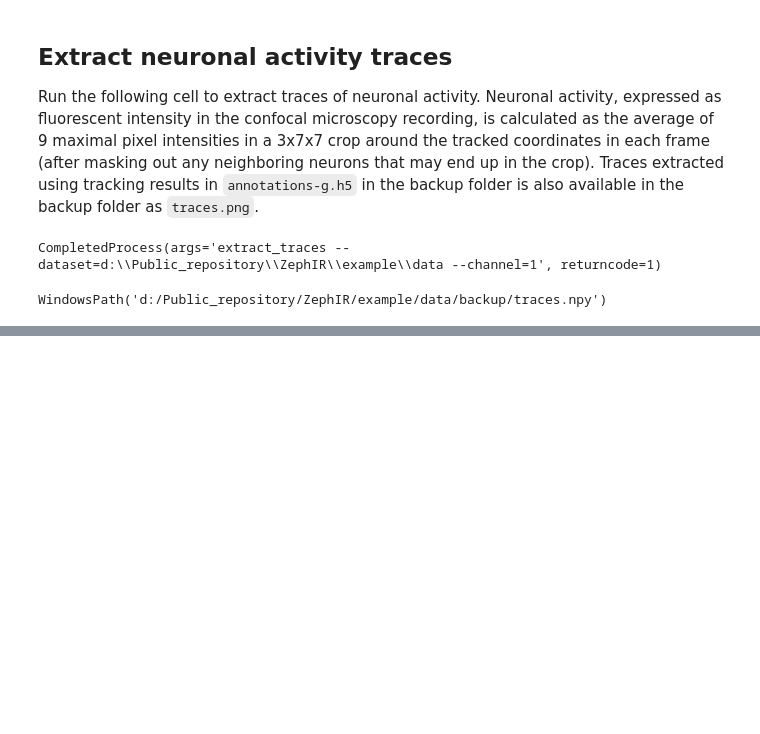
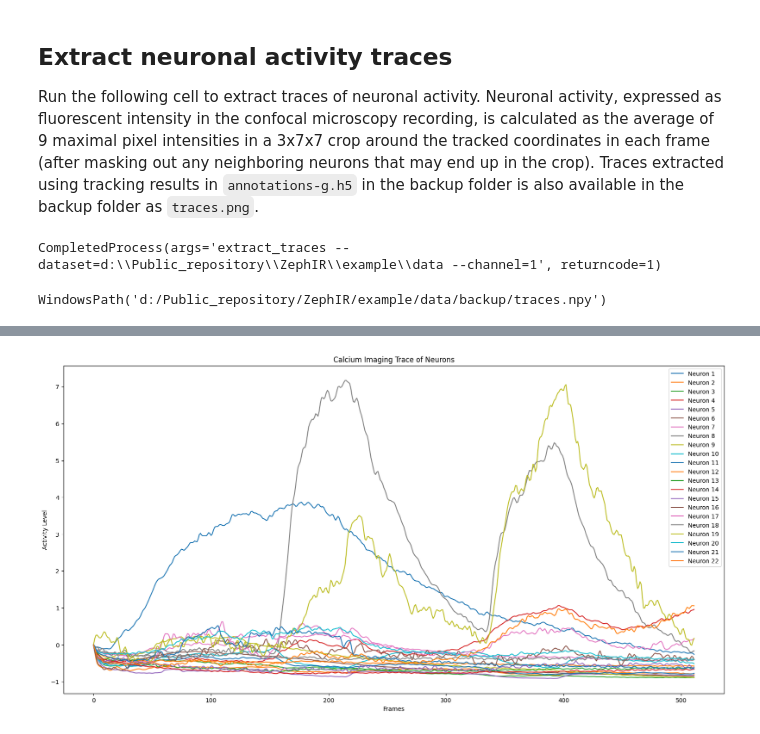
Before and after one commit to Physics-Lee/ZephIR, a Jupyter notebook: example/demo.ipynb, the cells around one changed output, grey strips where cells are left out. Drawn from its saved outputs; the diff is of its cells as text; code cells hidden in the pictures; blank space fills up the shorter version.

```diff
--- a/example/demo.ipynb
+++ b/example/demo.ipynb
@@ -120,16 +120,18 @@ ModuleNotFoundError: No module named 'seaborn'
 # %%
 import matplotlib.pyplot as plt
 import numpy as np
 
 # Assuming 'data' is your 23x512 ndarray
-data = np.random.rand(23, 512)  # Replace with your actual data
+data = traces_2D  # Replace with your actual data
 
 plt.figure(figsize=(20, 10))
 for i in range(data.shape[0]):
     plt.plot(data[i], label=f'Neuron {i+1}')
 
 plt.xlabel("Frames")
 plt.ylabel("Activity Level")
 plt.title("Calcium Imaging Trace of Neurons")
 plt.legend()
 plt.show()
+# %% [output]
+[figure, added]
```
Also changed, not shown: parts of 1 cell of this notebook.
